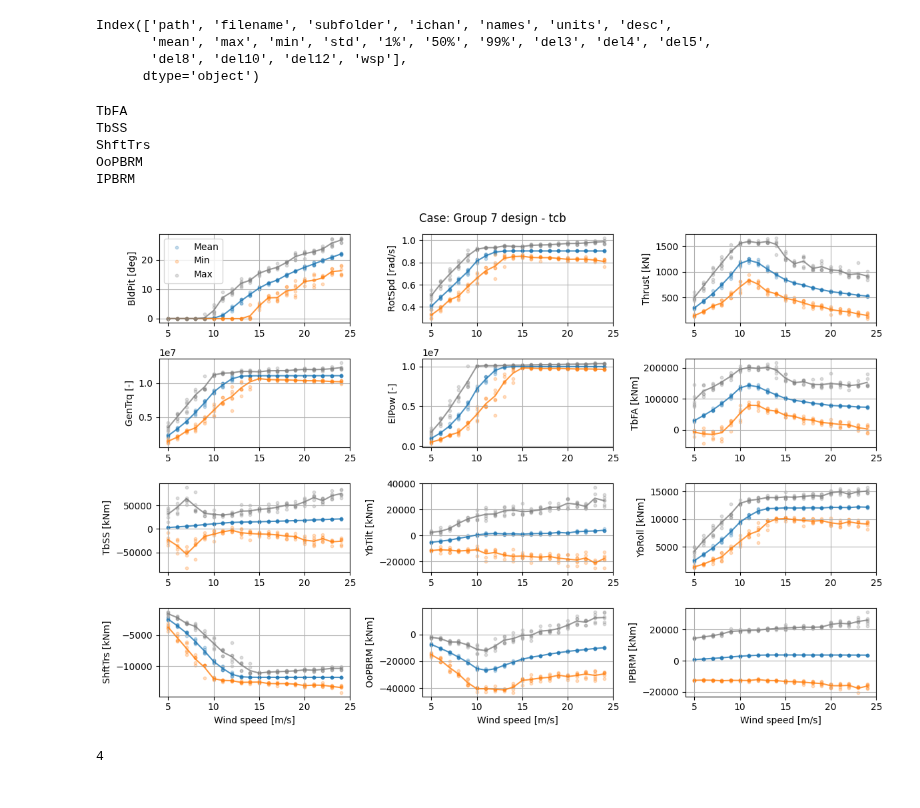
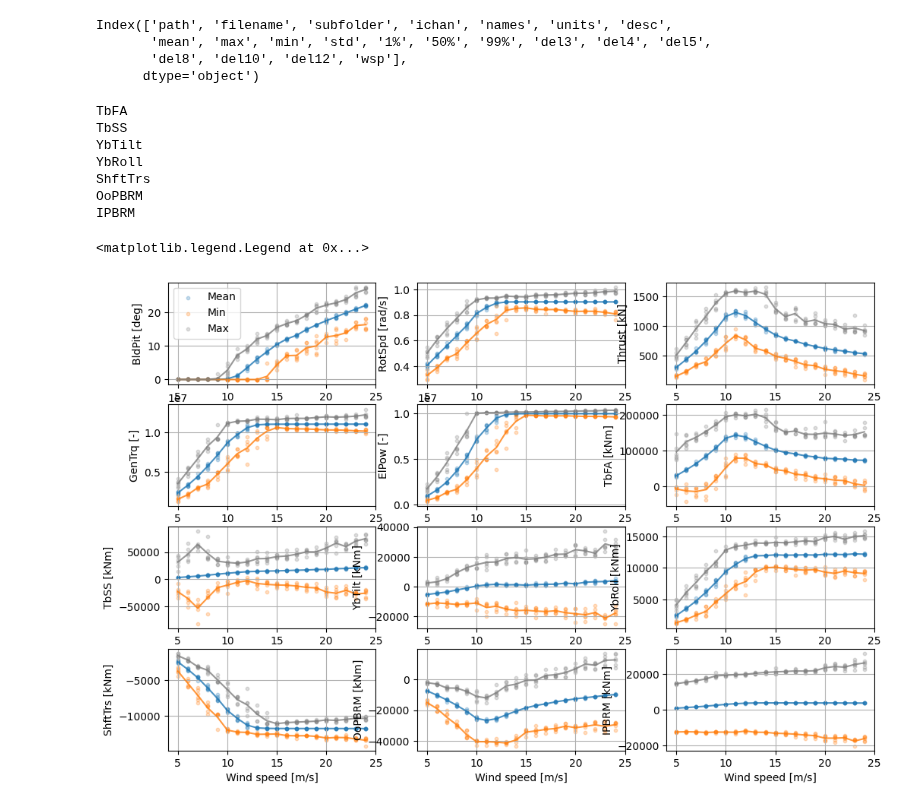
Before and after one commit to LouisNaets/LAC_Assignments_Git, a Jupyter notebook: A4 Design Loads and AEP/Assignment/del_plots.ipynb, the cells around one changed output. Cells and saved outputs as stored; diff of their text form; code cells hidden in the pictures.

Commit message:
DEL Plots

```diff
--- a/A4 Design Loads and AEP/Assignment/del_plots.ipynb
+++ b/A4 Design Loads and AEP/Assignment/del_plots.ipynb
@@ -82,15 +82,18 @@ CHAN_DESCS = {'BldPit': 'pitch1 angle',  # dictionary used to identify which des
               'ShftTrs': 'momentmz mbdy:shaft nodenr:   4',
               'OoPBRM': 'momentmx mbdy:blade1 nodenr:   1 coo: hub1',
               'IPBRM': 'momentmy mbdy:blade1 nodenr:   1 coo: hub1',
-              'FlpBRM': 'momentmx mbdy:blade1 nodenr:   1 coo: blade1',
-              'EdgBRM': 'momentmy mbdy:blade1 nodenr:   1 coo: blade1',
+             'EdgBRM': 'momentmx mbdy:blade1 nodenr:   1 coo: blade1  blade1 root flped',
+              'FlpBRM': 'momentmy mbdy:blade1 nodenr:   1 coo: blade1  blade1 root flped',
               'OoPHub': 'momentmx mbdy:hub1 nodenr:   1 coo: hub1',
               'IPHub': 'momentmy mbdy:hub1 nodenr:   1 coo: hub1',
               }
 
+
+
+
 # what channels we want to plot
 chan_ids = ['BldPit', 'RotSpd', 'Thrust', 'GenTrq', 'ElPow', 'TbFA', 'TbSS',
-            'YbTilt', 'YbRoll', 'ShftTrs', 'OoPBRM', 'IPBRM']
+            'YbTilt', 'YbRoll', 'ShftTrs', 'OoPBRM', 'IPBRM', "EdgBRM", "FlpBRM"]
 
 turb_ids = ['path', 'filename', 'subfolder', 'ichan', 'names', 'units', 'desc',
             'mean', 'max', 'min', 'std', '1%', '50%', '99%', 'del3', 'del4', 'del5',
@@ -100,6 +103,7 @@ turb_ids = ['path', 'filename', 'subfolder', 'ichan', 'names', 'units', 'desc',
 df, wsps = load_stats(STATS_PATH, statstype='turb')
 
 # 10 MW file
+# dtu10, wsps_dtu = load_stats('dtu_10mw_turb_stats.hdf5', subfolder="tca",statstype='turb', )
 dtu10, wsps_dtu = load_stats('dtu_10mw_turb_stats.hdf5', subfolder="tca",statstype='turb', )
 
 # load/calc. the stuff we need from the HAWC2S opt/pwr file for the operational data comparisons
@@ -124,7 +128,9 @@ max_color = 'tab:gray'
 mean_color = 'tab:blue'
 min_color = 'tab:orange'
 
-interested = ["TbFA", "TbSS", "IPBRM", "OoPBRM", "ShftTrs"]
+interested = ["TbFA", "TbSS", "IPBRM", "OoPBRM", "ShftTrs", "YbTilt", :]
+power_e = []
+power_dtu = []
 dfs = []
 dtu = []
 # Loop over each channel and plot the steady state with the theory line
@@ -143,6 +149,9 @@ for iplot, chan_id in enumerate(chan_ids):
     HAWC2val_min = np.array(chan_df['min'])
     HAWC2val_max = np.array(chan_df['max'])
 
+    if chan_id=="ElPow":
+        power_e.append(chan_df)
+        power_dtu.append(chan_df_dtu)
 
     if chan_id in interested:
         print(chan_id)
@@ -166,40 +175,39 @@ for iplot, chan_id in enumerate(chan_ids):
     ax = axs.flatten()[iplot]
     # Individual 'mean' values with lower opacity and smaller markers
     ax.scatter(h2_wind_sorted, HAWC2val_mean_sorted, color=mean_color, alpha=dot_opacity, s=dot_size, label='Mean')
     # Mean of 'mean' with higher opacity and larger markers
     ax.plot(unique_wind_speeds, mean_HAWC2val_per_wind, color=mean_color, alpha=line_opacity, markersize=line_size)#, label='Mean of means')
 
     # Individual 'min' values
     ax.scatter(h2_wind_sorted, HAWC2val_min_sorted, color=min_color, alpha=dot_opacity, s=dot_size, label='Min')
     # Mean of 'min'
     ax.plot(unique_wind_speeds, min_HAWC2val_per_wind, color=min_color, alpha=line_opacity, markersize=line_size)#, label='Mean of min')
 
     # Individual 'max' values
     ax.scatter(h2_wind_sorted, HAWC2val_max_sorted, color=max_color, alpha=dot_opacity, s=dot_size, label='Max')
     # Mean of 'max'
     ax.plot(unique_wind_speeds, max_HAWC2val_per_wind, color=max_color, alpha=line_opacity, markersize=line_size)#, label='Mean of max')
 
     # Formatting the plot
     ax.grid('on')
     ax.set(xlabel='Wind speed [m/s]' if iplot > 8 else None,
            ylabel=f'{chan_id} [{chan_df.units.iloc[0]}]', xlim=[4, 25])
 
 # Add legends and format the figure
 axs[0, 0].legend()
 #axs[1, 2].legend()
-fig.suptitle(f'Case: Group 7 design - {SUBFOLDER}')
-fig.tight_layout()
+# fig.suptitle(f'Case: Group 7 design - {SUBFOLDER}')
+# fig.tight_layout()
 # %% [output]
 TbFA
 TbSS
+YbTilt
+YbRoll
 ShftTrs
 OoPBRM
 IPBRM
+<matplotlib.legend.Legend at 0x...>
-[figure, old version]
+[figure, new version]
-# %%
-len(dtu)
-# %% [output]
-4
 # %%
 np.unique(h2_wind)
 
```
Also changed, not shown: parts of 16 cells of this notebook.
